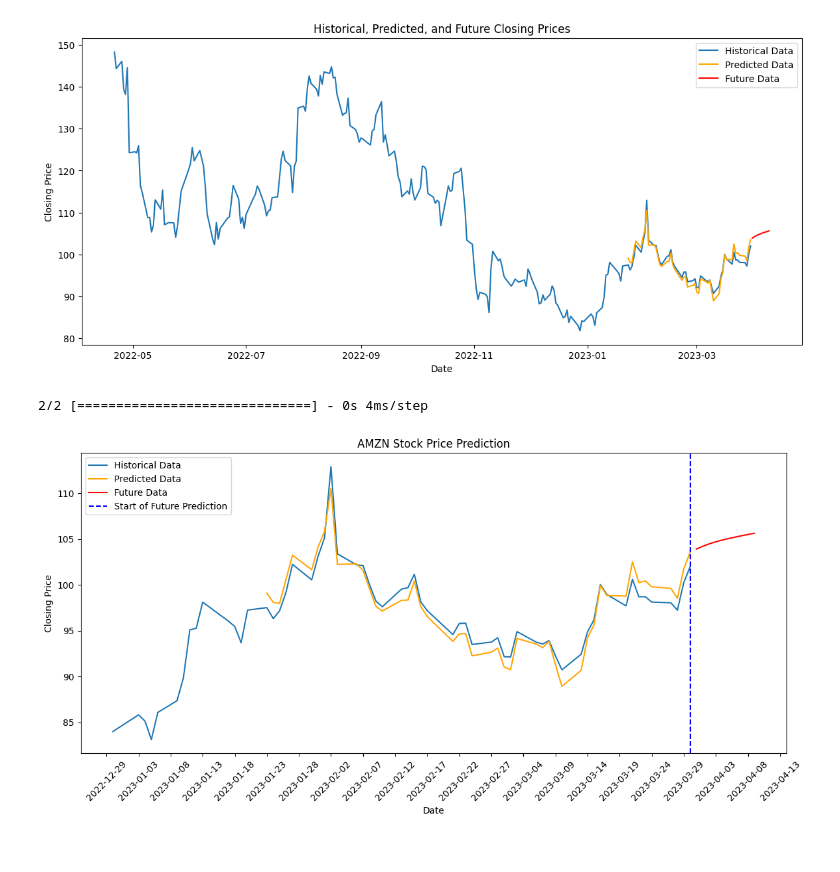
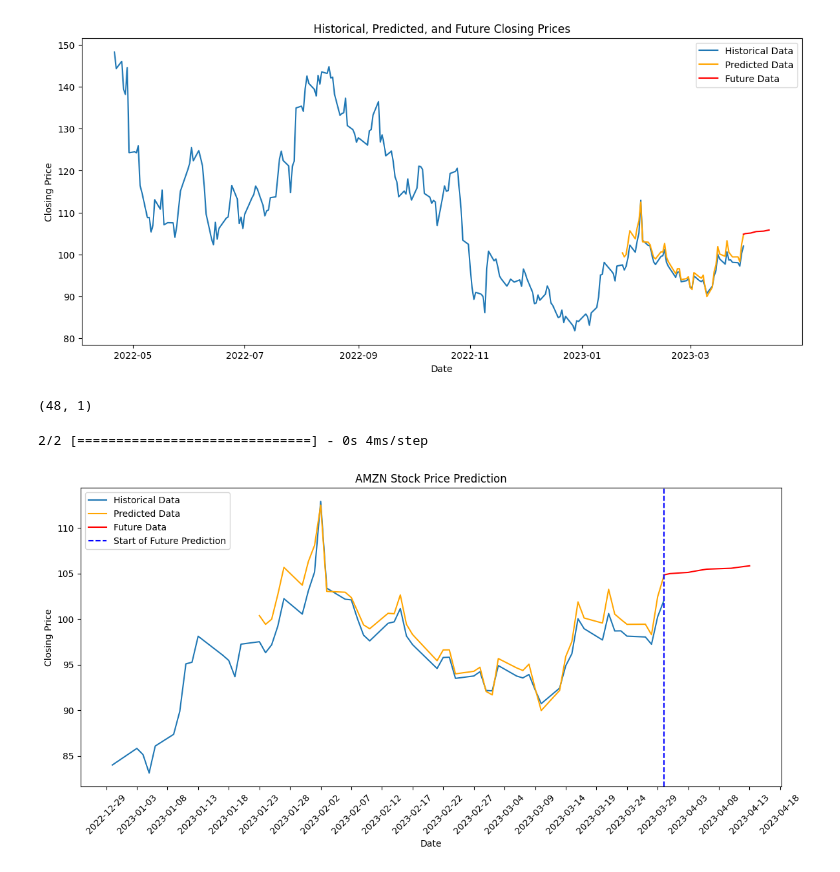
Before and after one commit to sdsouza33/StockMarket_2053BDM, a Jupyter notebook: 2053_LSTM_AMZN_stock.ipynb, the cells around one changed output. Cells and saved outputs as stored; diff of their text form; code cells hidden in the pictures.

```diff
--- a/2053_LSTM_AMZN_stock.ipynb
+++ b/2053_LSTM_AMZN_stock.ipynb
@@ -173,11 +214,14 @@ R²:  0.9161304748478535
 # %%
+
+from pmdarima.arima import auto_arima
 def generate_future_features_arima(X_data, n_steps):
     future_features = []
     for i in range(X_data.shape[1]):
-        arima_model = pm.auto_arima(X_data.iloc[:, i], suppress_warnings=True, seasonal=False, stepwise=True)
+        arima_model = auto_arima(X_data.iloc[:, i], suppress_warnings=True, seasonal=False, stepwise=True)
         forecast = arima_model.predict(n_periods=n_steps)
         future_features.append(forecast)
-    return np.array(future_features).T
+    return np.array(future_features).T     # List is 1D. So we converted to 2D with an array. But its column first then row [[1,2,3],[4,5,6],[7,8,9]]
+# But for LSTM we need it to be row wise like Excel . so we transpose it to match LSTM dims
 # %%
 import pandas_market_calendars as mcal
 from pandas.tseries.offsets import BDay
@@ -244,11 +305,10 @@ print(future_closing_prices_df)
 #     pickle.dump(y_scaler, file)
 # %%
-last_date = dates.iloc[-1].values[0]
-future_dates = pd.date_range(last_date, periods=n_future_steps + 1, closed='right')
+
 
 plt.figure(figsize=(14, 6))
 plt.plot(dates, y_scaler.inverse_transform(y), label='Historical Data')
-plt.plot(dates.iloc[-test_Y.shape[0]:], y_scaler.inverse_transform(test_Y_pred), label='Predicted Data', color='orange')
+plt.plot(dates.iloc[-test_Y.shape[0]:], yhat, label='Predicted Data', color='orange')
 plt.plot(future_dates, future_closing_prices, label='Future Data', color='red')
 plt.xlabel('Date')
 plt.ylabel('Closing Price')
@@ -256,42 +316,50 @@ plt.title('Historical, Predicted, and Future Closing Prices')
 plt.legend()
 plt.show()
 # %% [output]
-[figure, old version]
+[figure, new version]
+# %%
+print(yhat.shape)
+# %% [output]
+(48, 1)
 # %%
+import matplotlib.dates as mdates
 # Predict on the test set
 test_Y_pred = model.predict(test_X)
 
 # Filter the data for the last 3 months
 n_months = 3
 start_date = dates.iloc[-1][0] - pd.DateOffset(months=n_months)
 mask = dates['Date'] >= start_date
 filtered_dates = dates[mask]
-filtered_y = y_scaler.inverse_transform(y)[mask.to_numpy().reshape(-1), :]
+filtered_y = y_scaler.inverse_transform(y)[mask.to_numpy().reshape(-1)]  # reshaping to have a 1-1 mapping
 
-# Filter the predicted data
-predicted_mask = dates.iloc[-test_Y.shape[0]:]['Date'] >= start_date
-filtered_yhat = y_scaler.inverse_transform(test_Y_pred)[predicted_mask]
-filtered_predicted_dates = dates.iloc[-test_Y.shape[0]:][predicted_mask]
+
+# Filter the predicted data and extracted the DATES
+predicted_mask = dates.iloc[-yhat.shape[0]:]['Date'] >= start_date # predicted_mask would have dates of the predicted data from the model only.
+#Since the max length is 48 after splitting so to go behind we use -48 as shape: so from 48days behind to the start. Also put in a condition that it should be greater than the 3 month limit.
+# Incase the days go way back before 3 months. And we created a T/F mask just like above
+filtered_yhat = yhat
+filtered_predicted_dates = dates.iloc[-yhat.shape[0]:][predicted_mask]
 
 plt.figure(figsize=(14, 6))
 plt.plot(filtered_dates['Date'], filtered_y, label='Historical Data')
 plt.plot(filtered_predicted_dates['Date'], filtered_yhat, label='Predicted Data', color='orange')
 plt.plot(future_dates, future_closing_prices, label='Future Data', color='red')
 
 # Draw a vertical line at the point of future prediction
 plt.axvline(x=dates.iloc[-1][0], color='blue', linestyle='--', label='Start of Future Prediction')
 
 # Display day-by-day dates on the x-axis
-ax = plt.gca()
-ax.xaxis.set_major_formatter(mdates.DateFormatter('%Y-%m-%d'))
-ax.xaxis.set_major_locator(mdates.DayLocator(interval=5))
+ax = plt.gca() # gca is used if you want to modify the property of the plots like axis
+ax.xaxis.set_major_formatter(mdates.DateFormatter('%Y-%m-%d')) # Setting the format as YMD
+ax.xaxis.set_major_locator(mdates.DayLocator(interval=5)) # placing a tick every 5 days to ensure reduced cluttering
 plt.xticks(rotation=45)
 
 plt.xlabel('Date')
 plt.ylabel('Closing Price')
 plt.title('AMZN Stock Price Prediction')
 plt.legend()
 plt.show()
 # %% [output]
 2/2 [==============================] - 0s 4ms/step
-[figure, old version]
+[figure, new version]
```
Also changed, not shown: parts of 10 cells of this notebook, 4 other files.
